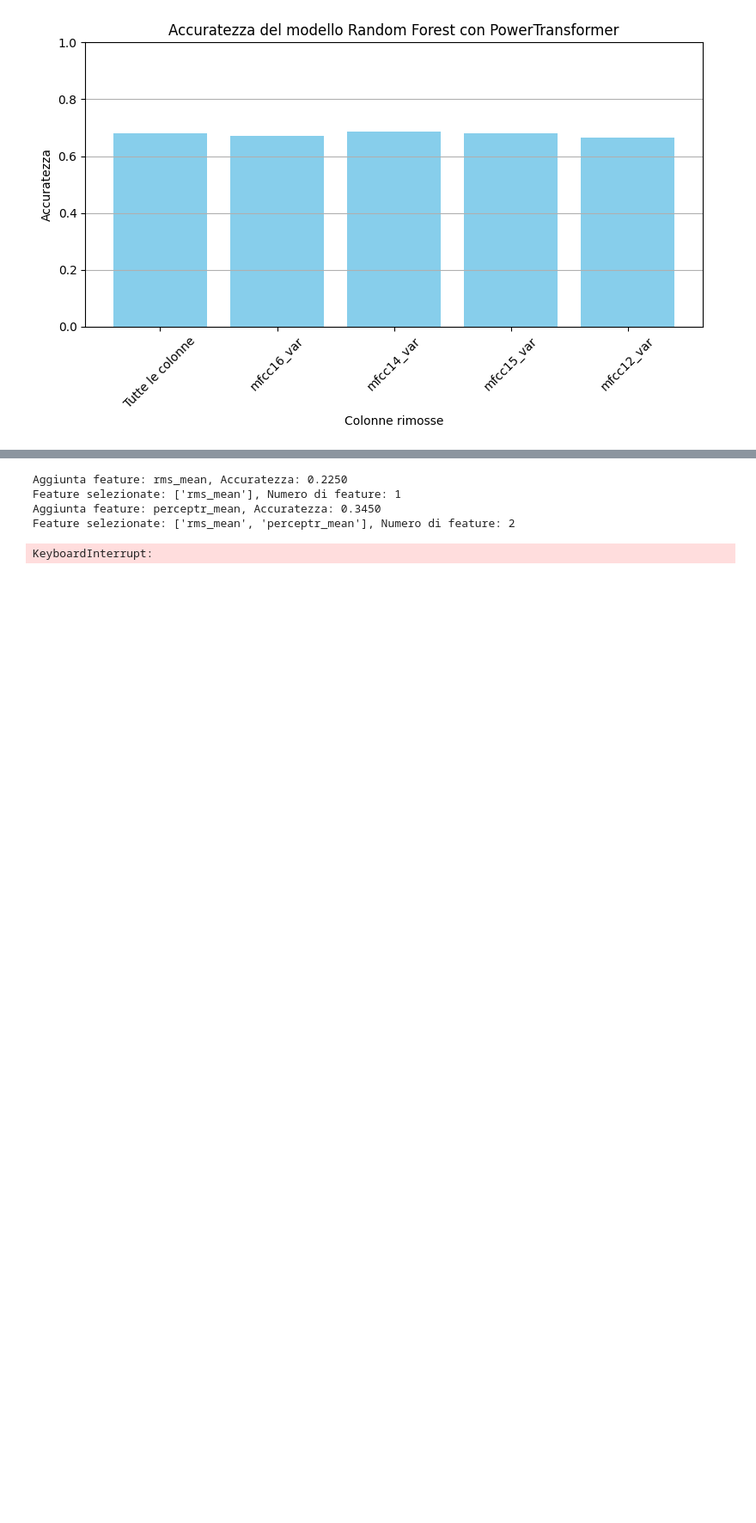
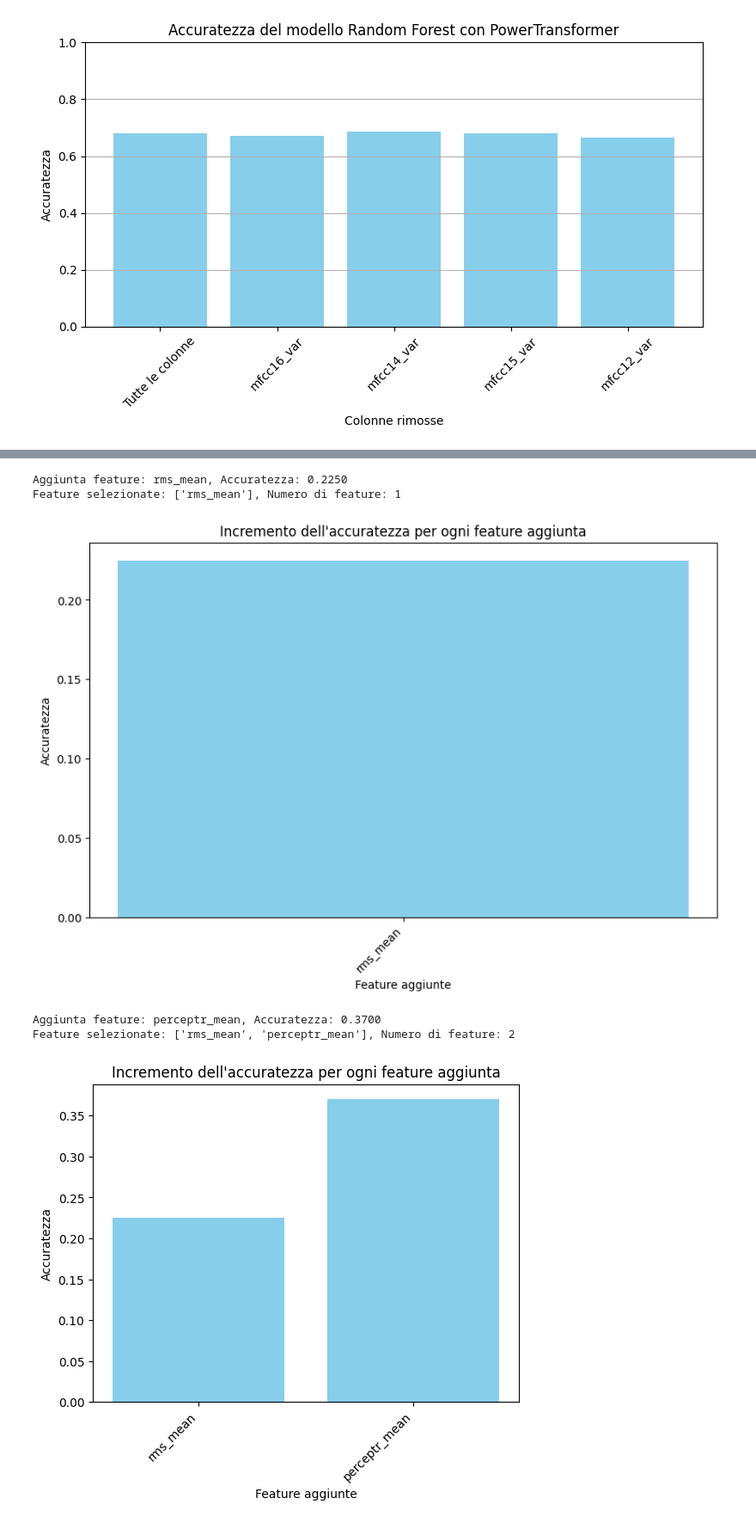
Before and after one commit to DavideOrienti/Progetto-MachineLearning, a Jupyter notebook: RandomForest_30sec.ipynb, the cells around one changed output, grey strips where cells are left out. Shown: that part at 86% size. Drawn from its saved outputs; the diff is of its cells as text; code cells hidden in the pictures; blank space fills up the shorter version.

```diff
--- a/RandomForest_30sec.ipynb
+++ b/RandomForest_30sec.ipynb
@@ -486,8 +493,9 @@ F2-score: 0.6716
 # %%
 import pandas as pd
 import numpy as np
+import matplotlib.pyplot as plt
 from sklearn.model_selection import train_test_split
-from sklearn.linear_model import LogisticRegression
+from sklearn.ensemble import RandomForestClassifier
 from sklearn.metrics import accuracy_score
 
 # Carica i dati dal CSV
@@ -498,6 +506,10 @@ data = pd.read_csv(file_path)
 X = data.drop(columns=['filename', 'label'])
 y = data['label']
 
+scaler=StandardScaler()
+X_train = scaler.fit_transform(X_train)
+X_test = scaler.transform(X_test)
+
 # Suddividere il dataset in set di addestramento e test
 X_train, X_test, y_train, y_test = train_test_split(X, y, test_size=0.2, random_state=42)
 
@@ -505,6 +517,14 @@ X_train, X_test, y_train, y_test = train_test_split(X, y, test_size=0.2, random_
 selected_features = []
 remaining_features = list(X.columns)
 best_accuracy = 0.0
+
+# Inizializza una lista per memorizzare le accuratezze per ogni nuova feature selezionata
+accuracies_plot = []
+features_plot = []
+
+# Imposta il grafico
+plt.figure(figsize=(10, 6))
+plt.ion()  # Modalità interattiva per aggiornamenti dinamici
 
 while remaining_features:
     accuracies = []
@@ -517,33 +537,50 @@ while remaining_features:
         # Addestra il modello
         model = RandomForestClassifier(bootstrap=False, max_depth=30, min_samples_leaf=1, min_samples_split=2, n_estimators=100)
         model.fit(X_train[current_features], y_train)
 
         # Valuta il modello
         y_pred = model.predict(X_test[current_features])
         accuracy = accuracy_score(y_test, y_pred)
         accuracies.append((feature, accuracy))
 
     # Trova la feature che migliora l'accuratezza
     best_feature, best_accuracy_current = max(accuracies, key=lambda x: x[1])
 
     # Se c'è un miglioramento, aggiungi la feature
     if best_accuracy_current > best_accuracy:
         selected_features.append(best_feature)
         remaining_features.remove(best_feature)
         best_accuracy = best_accuracy_current
 
+        # Aggiorna la lista per il grafico
+        accuracies_plot.append(best_accuracy)
+        features_plot.append(best_feature)
+
         # Stampa le feature selezionate e l'accuratezza attuale
         print(f"Aggiunta feature: {best_feature}, Accuratezza: {best_accuracy:.4f}")
         print(f"Feature selezionate: {selected_features}, Numero di feature: {len(selected_features)}")
+
+        # Aggiorna il grafico
+        plt.clf()  # Cancella il grafico precedente
+        plt.bar(features_plot, accuracies_plot, color='skyblue')
+        plt.xticks(rotation=45, ha='right')
+        plt.xlabel("Feature aggiunte")
+        plt.ylabel("Accuratezza")
+        plt.title("Incremento dell'accuratezza per ogni feature aggiunta")
+        plt.pause(0.5)  # Pausa per aggiornare la visualizzazione
     else:
         # Se non ci sono miglioramenti, esci dal ciclo
         break
 
+plt.ioff()  # Disattiva la modalità interattiva
+plt.show()  # Mostra il grafico finale
+
 print("\nFeature finali selezionate:", selected_features)
 print("Accuratezza finale:", best_accuracy)
 # %% [output]
 Aggiunta feature: rms_mean, Accuratezza: 0.2250
 Feature selezionate: ['rms_mean'], Numero di feature: 1
-Aggiunta feature: perceptr_mean, Accuratezza: 0.3450
-Feature selezionate: ['rms_mean', 'perceptr_mean'], Numero di feature: 2
+[figure, added]
-KeyboardInterrupt:
+Aggiunta feature: perceptr_mean, Accuratezza: 0.3700
+Feature selezionate: ['rms_mean', 'perceptr_mean'], Numero di feature: 2
+[figure, added]
```
Also changed, not shown: parts of 6 cells of this notebook, 8 other files.
